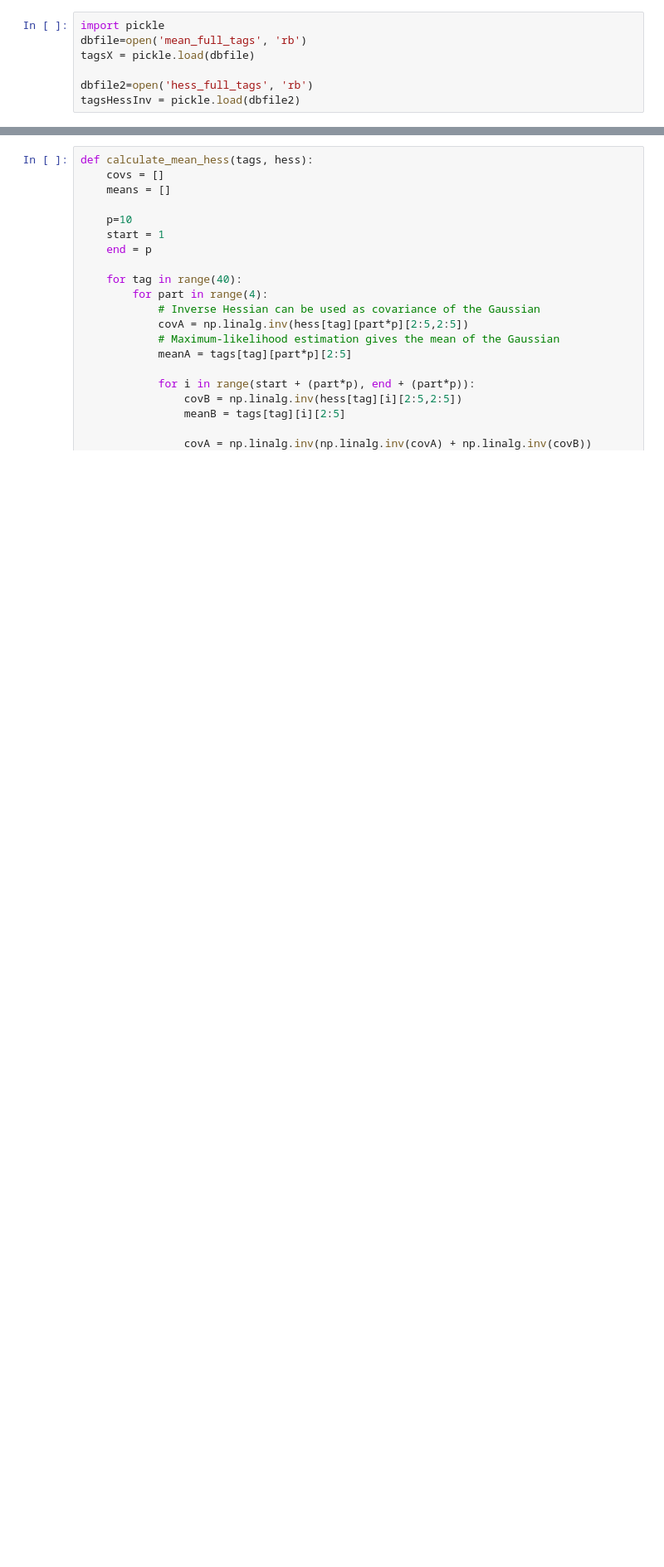
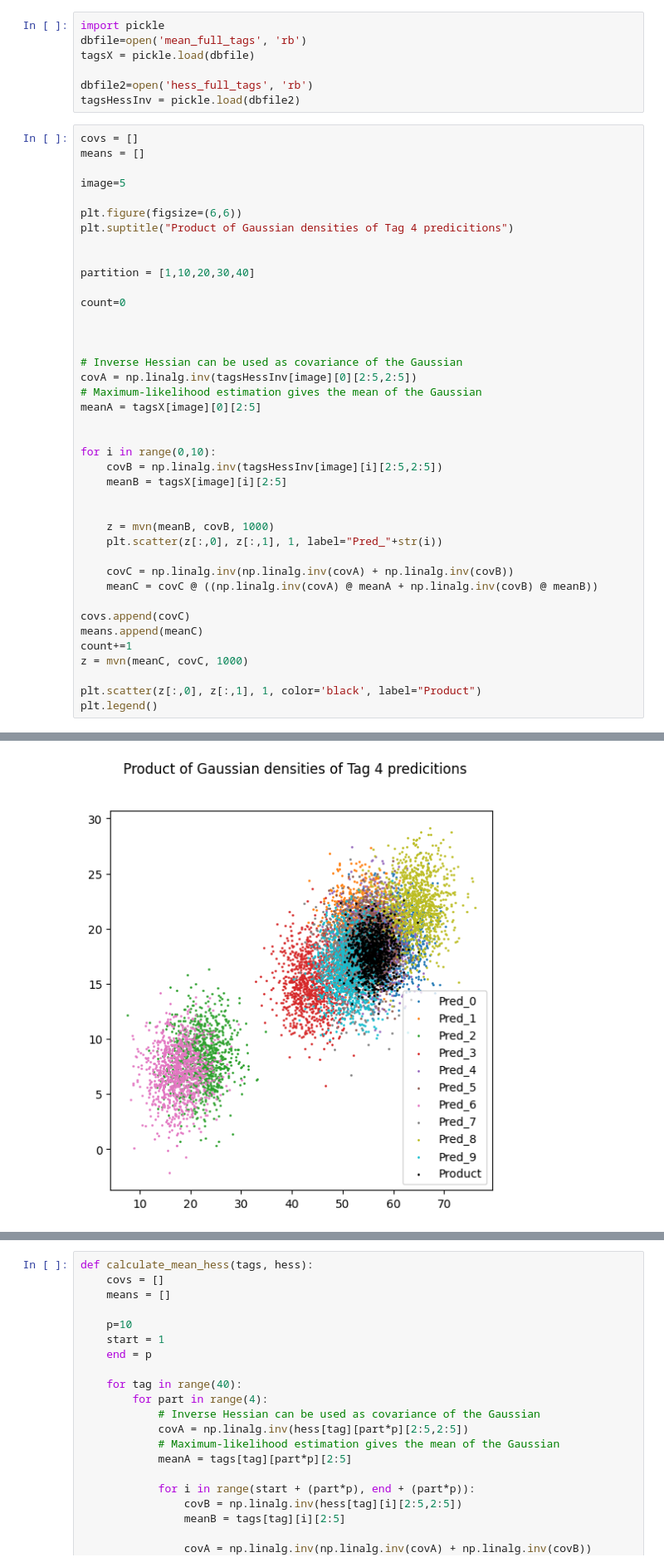
Before and after one commit to thecliffes/bumblebee-colour-tags-main, a Jupyter notebook: classificiation.ipynb, the cells around one changed output, grey strips where cells are left out. Shown: that part at 83% size. Saved outputs shown, nothing was run; the diff lists cells and outputs as text; blank space fills up the shorter version.

```diff
--- a/classificiation.ipynb
+++ b/classificiation.ipynb
@@ -158,3 +158,44 @@ tagsX = pickle.load(dbfile)
 
 dbfile2=open('hess_full_tags', 'rb')
 tagsHessInv = pickle.load(dbfile2)
+# %%
+covs = []
+means = []
+
+image=5
+
+plt.figure(figsize=(6,6))
+plt.suptitle("Product of Gaussian densities of Tag 4 predicitions")
+
+
+partition = [1,10,20,30,40]
+
+count=0
+
+
+
+# Inverse Hessian can be used as covariance of the Gaussian
+covA = np.linalg.inv(tagsHessInv[image][0][2:5,2:5])
+# Maximum-likelihood estimation gives the mean of the Gaussian
+meanA = tagsX[image][0][2:5]
+
+
+for i in range(0,10):
+    covB = np.linalg.inv(tagsHessInv[image][i][2:5,2:5])
+    meanB = tagsX[image][i][2:5]
+
+
+    z = mvn(meanB, covB, 1000)
+    plt.scatter(z[:,0], z[:,1], 1, label="Pred_"+str(i))
+
+    covC = np.linalg.inv(np.linalg.inv(covA) + np.linalg.inv(covB))
+    meanC = covC @ ((np.linalg.inv(covA) @ meanA + np.linalg.inv(covB) @ meanB))
+
+covs.append(covC)
+means.append(meanC)
+count+=1
+z = mvn(meanC, covC, 1000)
+
+plt.scatter(z[:,0], z[:,1], 1, color='black', label="Product")
+plt.legend()
+# %% [output]
@@ -161,3 +203,4 @@ tagsHessInv = pickle.load(dbfile2)
+[figure, added]
 # %%
 covs = []
 means = []
```
Also changed, not shown: parts of 2 cells of this notebook, 1 other file.
